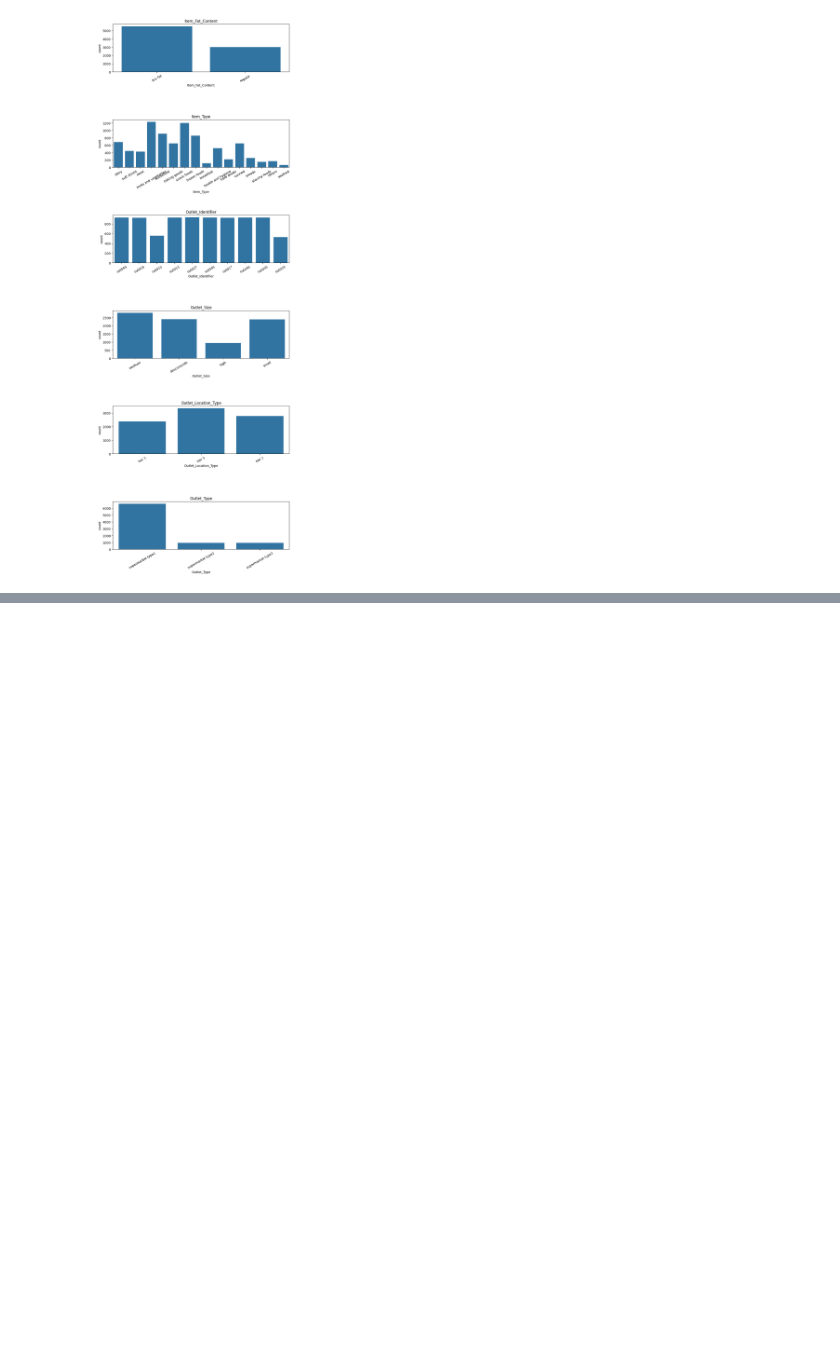
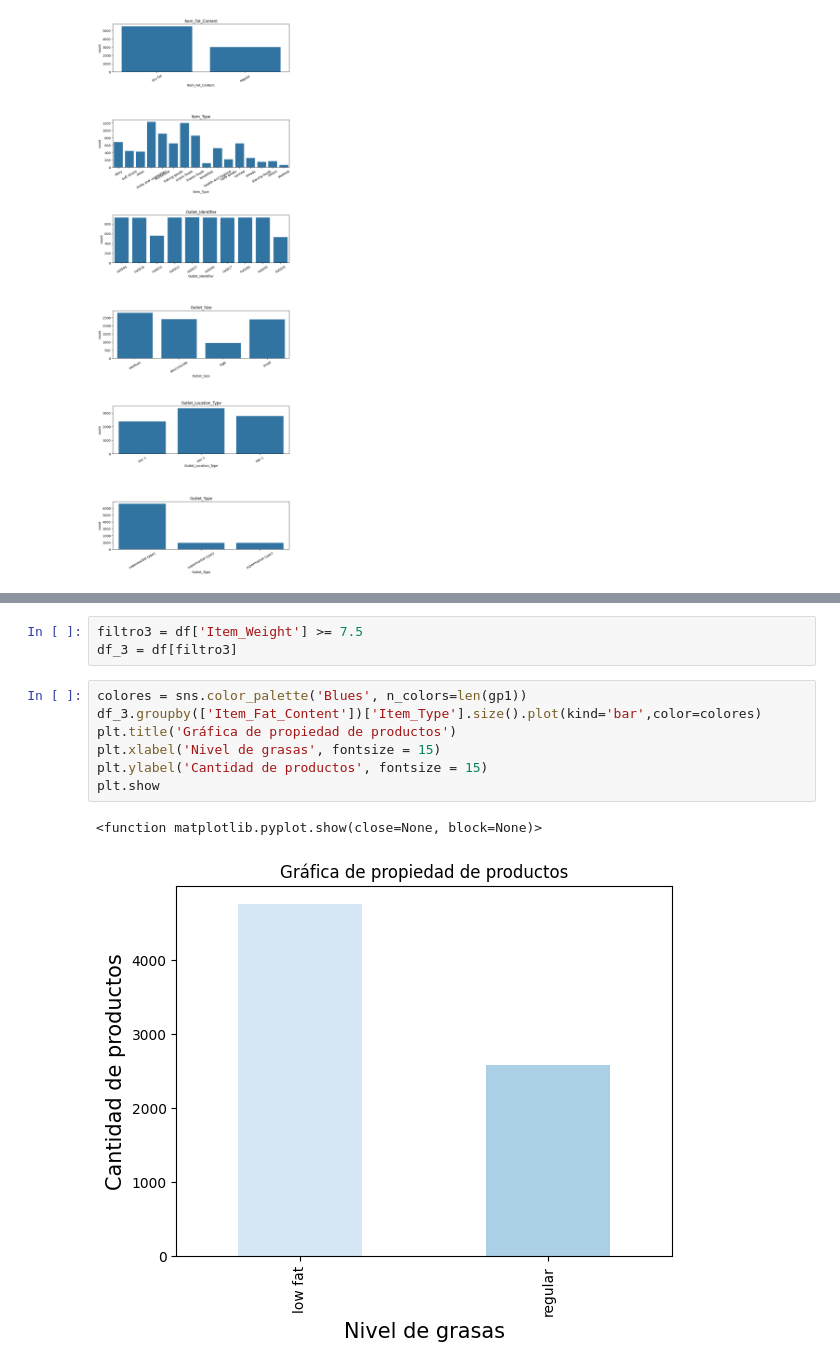
Before and after one commit to Waldir0607/predicciones-ventas-comida, a Jupyter notebook: Prediccion_ventas.ipynb, the cells around one changed output, grey strips where cells are left out. Saved outputs shown, nothing was run; the diff lists cells and outputs as text; blank space fills up the shorter version.

```diff
--- a/Prediccion_ventas.ipynb
+++ b/Prediccion_ventas.ipynb
@@ -263,0 +417,13 @@ for i, col in enumerate(colmns_r):
+# %%
+filtro3 = df['Item_Weight'] >= 7.5
+df_3 = df[filtro3]
+# %%
+colores = sns.color_palette('Blues', n_colors=len(gp1))
+df_3.groupby(['Item_Fat_Content'])['Item_Type'].size().plot(kind='bar',color=colores)
+plt.title('Gráfica de propiedad de productos')
+plt.xlabel('Nivel de grasas', fontsize = 15)
+plt.ylabel('Cantidad de productos', fontsize = 15)
+plt.show
+# %% [output]
+<function matplotlib.pyplot.show(close=None, block=None)>
+[figure, added]
```
Also changed, not shown: parts of 17 cells of this notebook.
